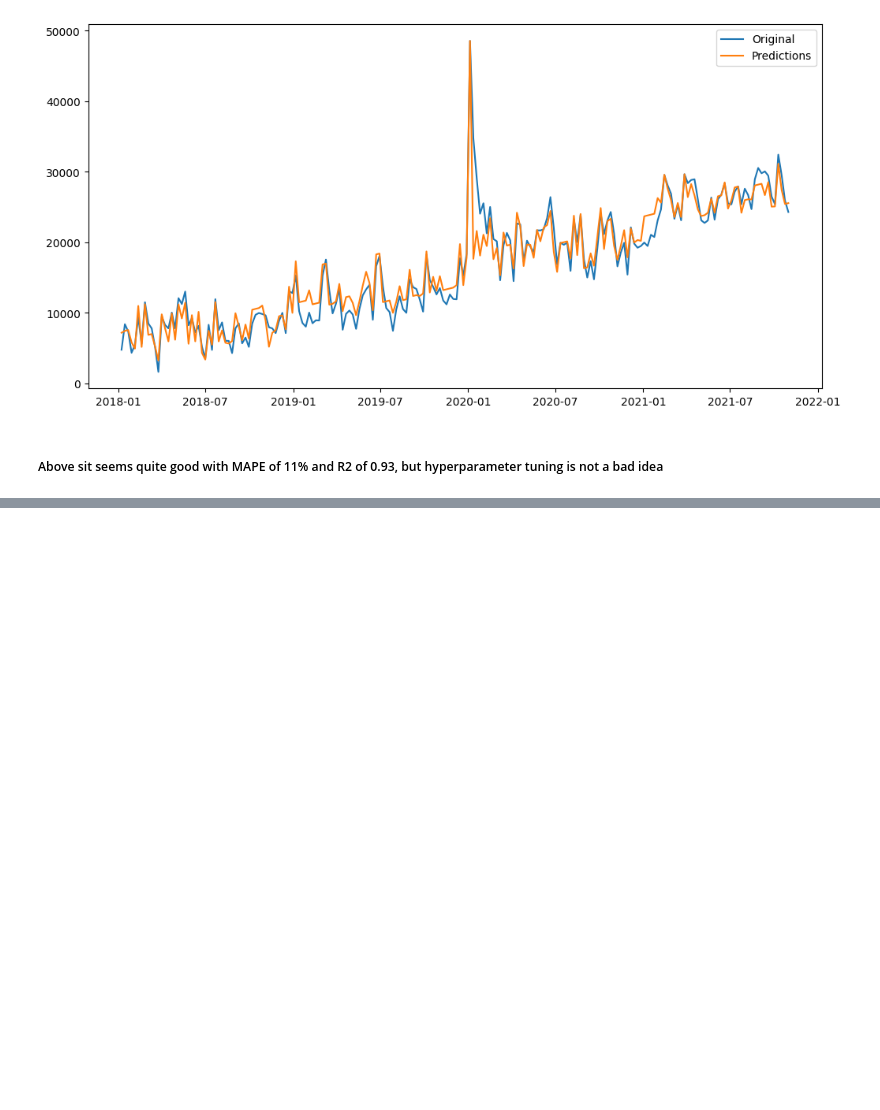
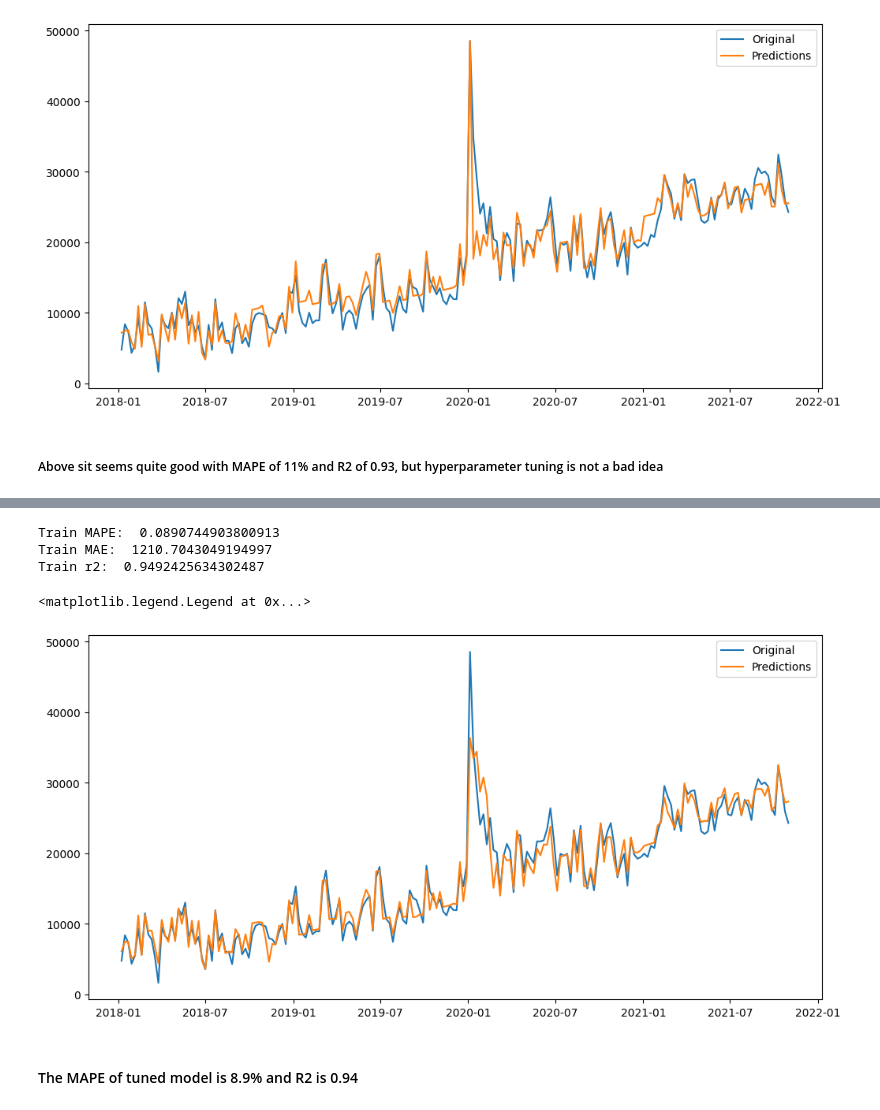
Before and after one commit to RviMury/Marketing-Mix-Modelling-using-MaMiMo, a Jupyter notebook: 01 Market_Mix_Modelling.ipynb, the cells around one changed output, grey strips where cells are left out. Cells and saved outputs as stored; diff of their text form; code cells hidden in the pictures; blank space fills up the shorter version.

Commit message:
Added Hyper parameter Tuning

```diff
--- a/01 Market_Mix_Modelling.ipynb
+++ b/01 Market_Mix_Modelling.ipynb
@@ -3,6 +3,8 @@ import pandas as pd
 import numpy as np
 import sklearn
 from mamimo.datasets import load_fake_mmm
+import matplotlib.pyplot as plt
+plt.rcParams['figure.figsize'] =[12,8]
 # %%
 data=load_fake_mmm()
 X=data.drop(columns=['Sales'])
@@ -83,7 +85,7 @@ preprocess = ColumnTransformer(
     ]
 )
 
-new_model = Pipeline([
+model = Pipeline([
     ('preprocess', preprocess),
     ('regression', LinearRegression(
         positive=True,
@@ -91,8 +93,8 @@ new_model = Pipeline([
     )
 ])
 
-new_model.fit(X,y)
-predictions=new_model.predict(X)
+model.fit(X,y)
+predictions=model.predict(X)
 pred_df=pd.DataFrame(y)
 pred_df['Predictions']=predictions
 
@@ -150,0 +117,55 @@ pred_df
+# %%
+## Instantialting Model
+new_model = Pipeline([
+    ('preprocess', preprocess),
+    ('regression', LinearRegression(
+        positive=True,
+        fit_intercept=False))]
+)
+
+## Hypperparameter Tuning
+from scipy.stats import randint, uniform
+from sklearn.model_selection import RandomizedSearchCV, TimeSeriesSplit
+
+tuned_new_model = RandomizedSearchCV(
+  new_model,
+  param_distributions={
+    'preprocess__tv_pipe__carryover__window': randint(1, 10),
+    'preprocess__tv_pipe__carryover__strength': uniform(0, 1),
+    'preprocess__tv_pipe__saturation__exponent': uniform(0, 1),
+    'preprocess__radio_pipe__carryover__window': randint(1, 10),
+    'preprocess__radio_pipe__carryover__strength': uniform(0,1),
+    'preprocess__radio_pipe__saturation__exponent': uniform(0, 1),
+    'preprocess__banners_pipe__carryover__window': randint(1, 10),
+    'preprocess__banners_pipe__carryover__strength': uniform(0, 1),
+    'preprocess__banners_pipe__saturation__exponent': uniform(0, 1),
+    'preprocess__trend__power': uniform(0, 2),
+    'preprocess__special_date__window': randint(1, 10),
+    'preprocess__special_date__strength': uniform(0, 1),
+  },
+  cv=TimeSeriesSplit(),
+  random_state=0,
+  n_iter=1000, # some more iterations, takes more time
+)
+
+tuned_new_model.fit(X, y)
+predictions=tuned_new_model.predict(X)
+pred_df_tuned=pd.DataFrame(y)
+pred_df_tuned['Predictions']=predictions
+
+print('Train MAPE: ', mean_absolute_percentage_error(y,predictions))
+print('Train MAE: ', mean_absolute_error(y,predictions))
+print('Train r2: ', r2_score(y, predictions))
+
+fig, ax =plt.subplots(figsize=(12,6))
+ax.plot(pred_df_tuned.index,pred_df_tuned['Sales'], label='Original')
+ax.plot(pred_df_tuned.index, pred_df_tuned['Predictions'], label='Predictions')
+ax.legend()
+# %% [output]
+Train MAPE:  0.0890744903800913
+Train MAE:  1210.7043049194997
+Train r2:  0.9492425634302487
+<matplotlib.legend.Legend at 0x...>
+[figure, added]
+# %% [markdown]
+#### The MAPE of tuned model is 8.9% and R2 is 0.94
```
Also changed, not shown: parts of 12 cells of this notebook.
